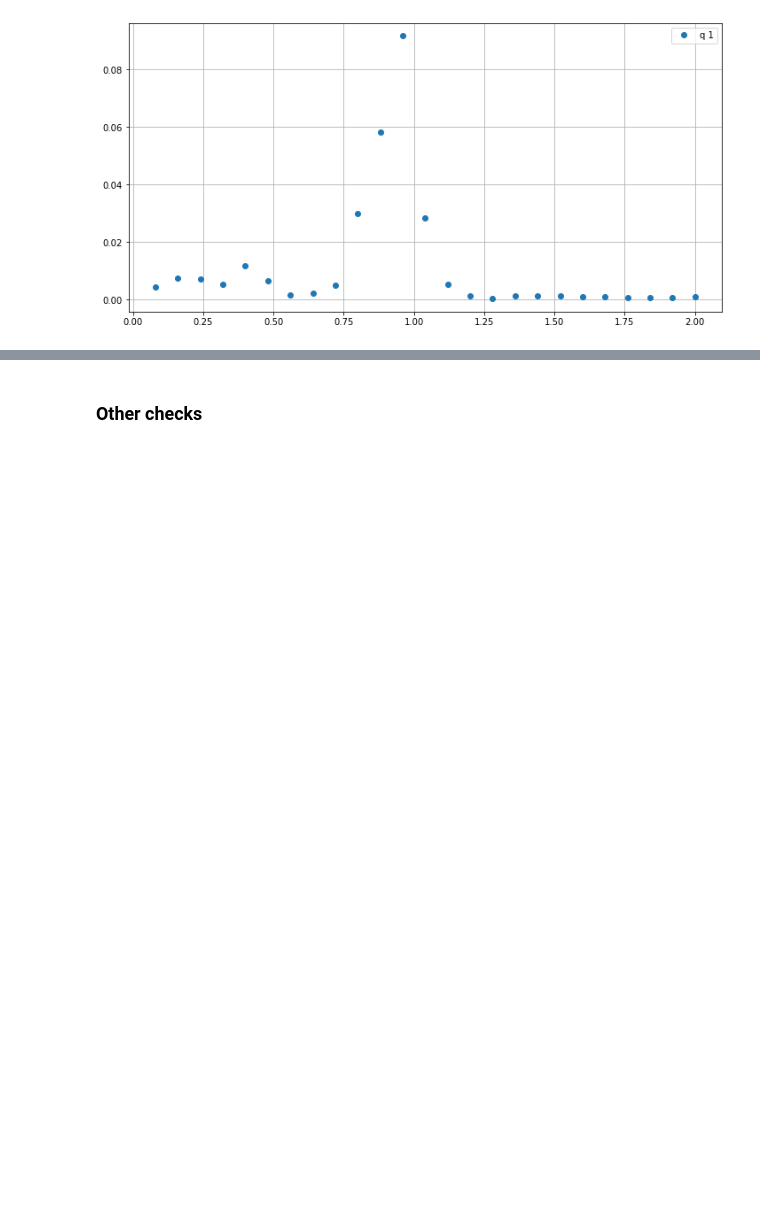
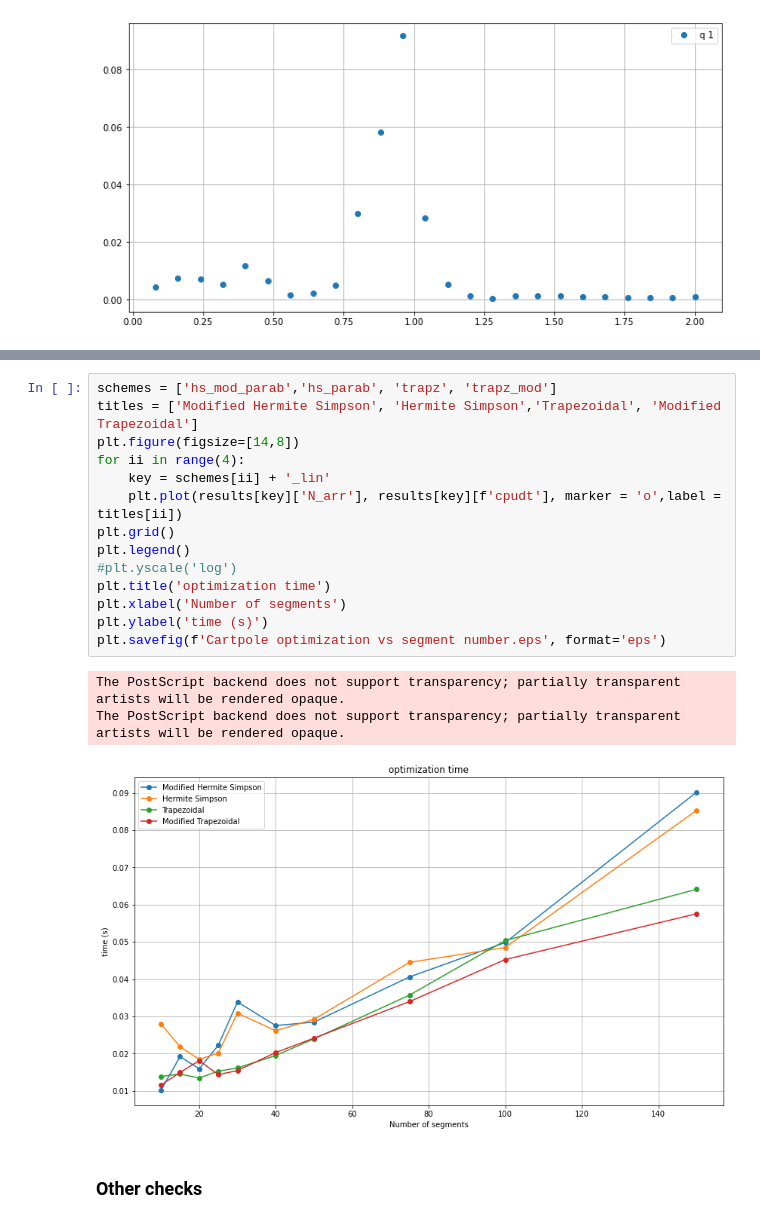
Before and after one commit to AunSiro/Second-Order-Schemes, a Jupyter notebook: Cartpole-Underactuated.ipynb, the cells around one changed output, grey strips where cells are left out. Cells and saved outputs as stored; diff of their text form; blank space fills up the shorter version.

```diff
--- a/Cartpole-Underactuated.ipynb
+++ b/Cartpole-Underactuated.ipynb
@@ -641,3 +765,21 @@ Problem: hs_mod_parab_lin
+# %%
+schemes = ['hs_mod_parab','hs_parab', 'trapz', 'trapz_mod']
+titles = ['Modified Hermite Simpson', 'Hermite Simpson','Trapezoidal', 'Modified Trapezoidal']
+plt.figure(figsize=[14,8])
+for ii in range(4):
+    key = schemes[ii] + '_lin'
+    plt.plot(results[key]['N_arr'], results[key][f'cpudt'], marker = 'o',label = titles[ii])
+plt.grid()
+plt.legend()
+#plt.yscale('log')
+plt.title('optimization time')
+plt.xlabel('Number of segments')
+plt.ylabel('time (s)')
+plt.savefig(f'Cartpole optimization vs segment number.eps', format='eps')
+# %% [output]
+The PostScript backend does not support transparency; partially transparent artists will be rendered opaque.
+The PostScript backend does not support transparency; partially transparent artists will be rendered opaque.
+[figure, added]
 # %% [markdown]
 ### Other checks
 # %%
```
Also changed, not shown: parts of 20 cells of this notebook.
